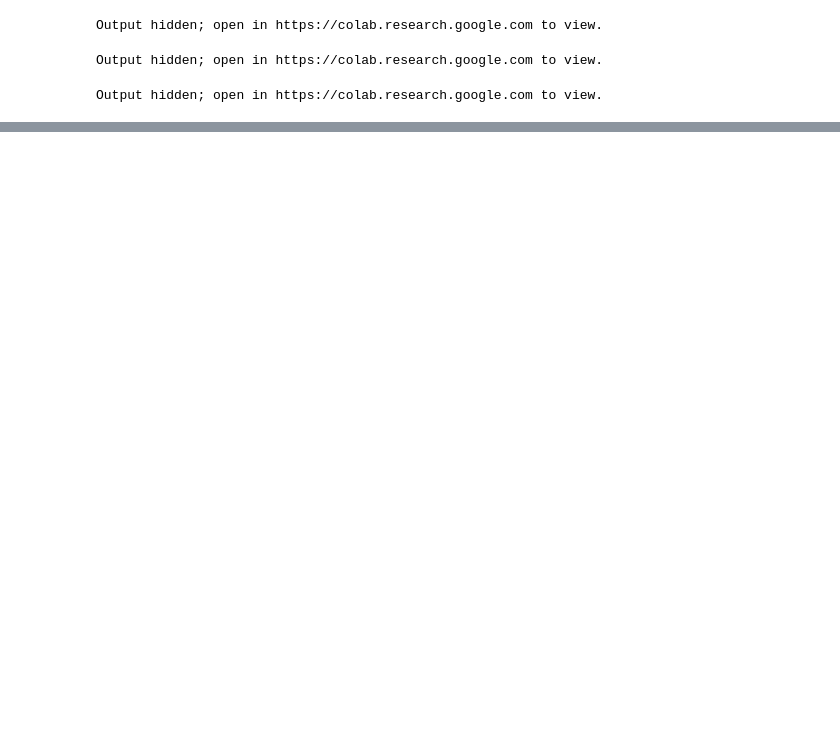
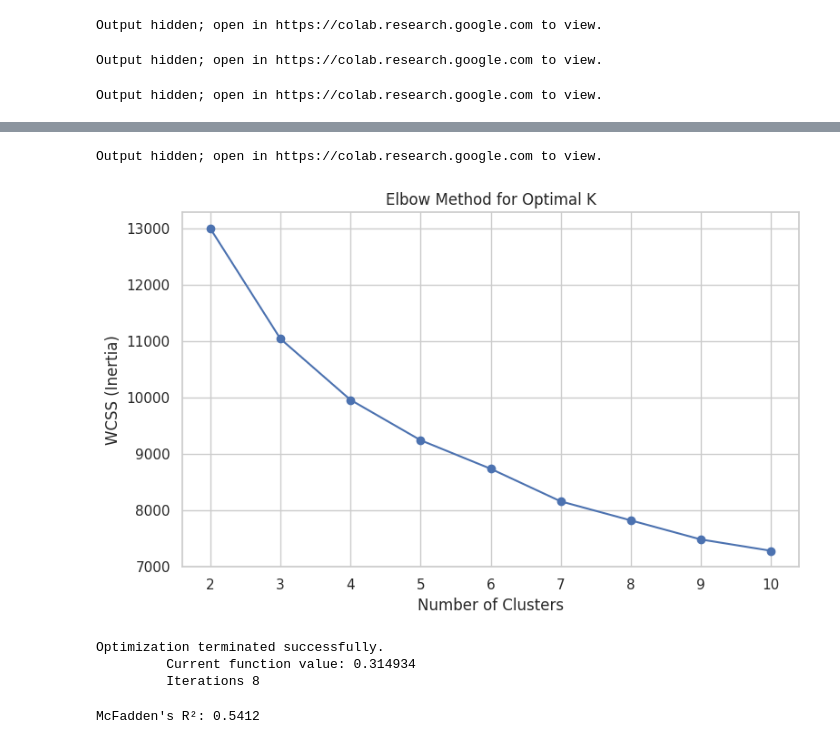
Before and after one commit to dbonsave/DAT-490-capstone, a Jupyter notebook: Capstone_DAC_EDA.ipynb, the cells around one changed output, grey strips where cells are left out. Cells and saved outputs as stored; diff of their text form; code cells hidden in the pictures; blank space fills up the shorter version.

```diff
--- a/Capstone_DAC_EDA.ipynb
+++ b/Capstone_DAC_EDA.ipynb
@@ -449,0 +674,47 @@ Output hidden; open in https://colab.research.google.com to view.
+# %%
+X = gdf_merged[cluster_vars].apply(pd.to_numeric, errors='coerce').fillna(0)
+
+# Standardize features
+scaler = StandardScaler()
+X_scaled = scaler.fit_transform(X)
+
+# KMeans clustering
+kmeans = KMeans(n_clusters=4, random_state=42, n_init='auto')
+gdf_merged['Cluster'] = kmeans.fit_predict(X_scaled)
+
+# Create map
+fig_cluster1 = px.choropleth_mapbox(
+    gdf_merged,
+    geojson=gdf_merged.geometry.__geo_interface__,
+    locations=gdf_merged.index,
+    color='Cluster',
+    mapbox_style="carto-positron",
+    center={"lat": 40.7128, "lon": -74.0060},
+    zoom=9.5,
+    opacity=0.6,
+    color_continuous_scale=px.colors.qualitative.Bold,
+    title="NYC Census Tract Clusters by Socioeconomic Profile (KMeans)"
+)
+fig_cluster1.update_layout(height=900, width=1200, margin={"r":0,"t":30,"l":0,"b":0})
+fig_cluster1.show()
+# %% [output]
+Output hidden; open in https://colab.research.google.com to view.
+# %%
+wcss = []
+K_range = range(2, 11)
+
+for k in K_range:
+    kmeans = KMeans(n_clusters=k, random_state=42)
+    kmeans.fit(X_scaled)
+    wcss.append(kmeans.inertia_)
+
+plt.figure(figsize=(8, 5))
+plt.plot(K_range, wcss, marker='o')
+plt.title("Elbow Method for Optimal K")
+plt.xlabel("Number of Clusters")
+plt.ylabel("WCSS (Inertia)")
+plt.grid(True)
+plt.tight_layout()
+plt.show()
+# %% [output]
+[figure, added]
@@ -449,0 +731,26 @@ Output hidden; open in https://colab.research.google.com to view.
+# %%
+# Prepare data
+df_logit = df_nyc_ratios[["is_DAC"] + predictors].dropna().copy()
+df_logit[predictors] = df_logit[predictors].apply(pd.to_numeric, errors='coerce')
+df_logit["is_DAC"] = df_logit["is_DAC"].astype(int)
+
+# Fit logistic regression
+formula = "is_DAC ~ " + " + ".join(predictors)
+model = smf.logit(formula, data=df_logit).fit()
+
+# Extract odds ratios and p-values
+odds_ratios = pd.DataFrame({
+    "Variable": model.params.index,
+    "Odds_Ratio": model.params.apply(lambda x: round(np.exp(x), 4)),
+    "P-Value": model.pvalues.round(4)
+}).reset_index(drop=True)
+# %% [output]
+Optimization terminated successfully.
+         Current function value: 0.314934
+         Iterations 8
+# %%
+null_model = smf.logit("is_DAC ~ 1", data=df_logit).fit(disp=0)
+mcfadden_r2 = 1 - (model.llf / null_model.llf)
+print(f"McFadden's R²: {round(mcfadden_r2, 4)}")
+# %% [output]
+McFadden's R²: 0.5412
```
Also changed, not shown: parts of 28 cells of this notebook.
